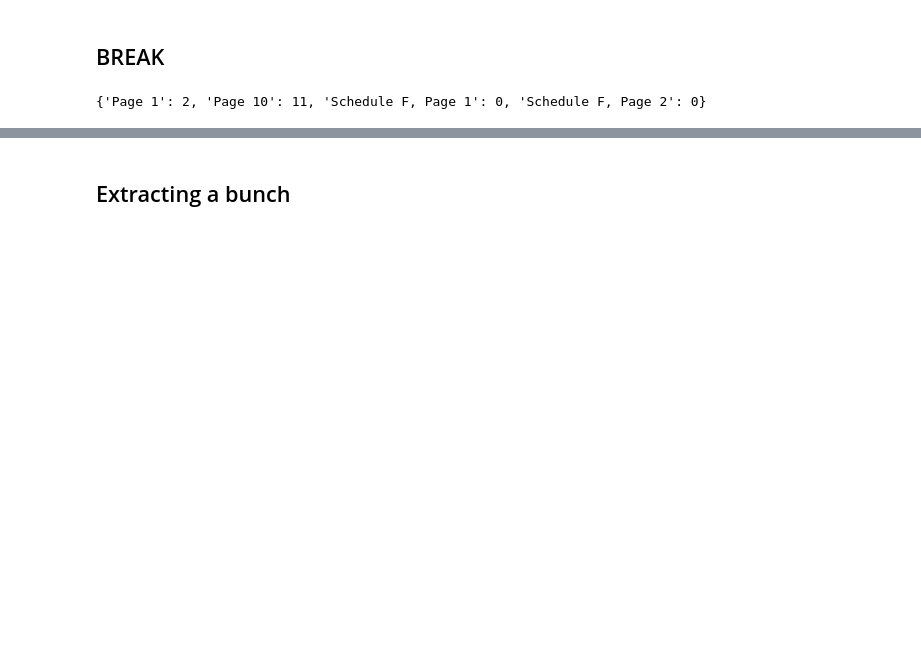
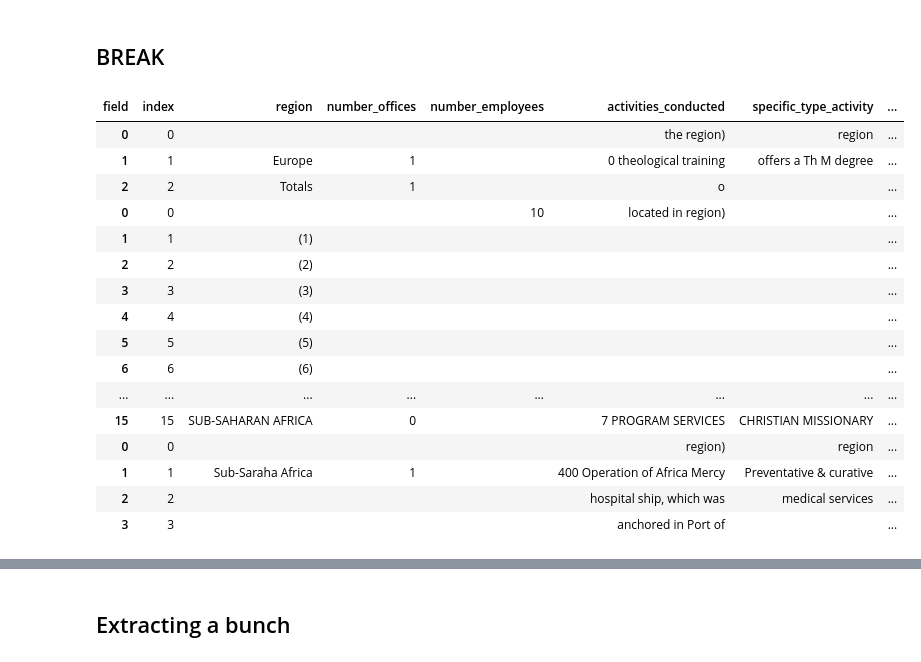
Before and after one commit to ethanscorey/parse_990_textract, a Jupyter notebook: debug_notebook.ipynb, the cells around one changed output, grey strips where cells are left out. Saved outputs shown, nothing was run; the diff lists cells and outputs as text; code cells hidden in the pictures; blank space fills up the shorter version.

```diff
--- a/debug_notebook.ipynb
+++ b/debug_notebook.ipynb
@@ -210,4 +186,20 @@ page_words.groupby("Line_No2")["Text"].agg(lambda words: " ".join(words)).head(5
-# %%
-page_map
-# %% [output]
-{'Page 1': 2, 'Page 10': 11, 'Schedule F, Page 1': 0, 'Schedule F, Page 2': 0}
+# %%
+pd.concat(schedule_f_part_i_rows).head(50)
+# %% [output]
+| field | index | region | number_offices | number_employees | activities_conducted | specific_type_activity | ... |
+| 0 | 0 |  |  |  | the region) | region | ... |
+| 1 | 1 | Europe | 1 |  | 0 theological training | offers a Th M degree | ... |
+| 2 | 2 | Totals | 1 |  | o |  | ... |
+| 0 | 0 |  |  | 10 | located in region) |  | ... |
+| 1 | 1 | (1) |  |  |  |  | ... |
+| 2 | 2 | (2) |  |  |  |  | ... |
+| 3 | 3 | (3) |  |  |  |  | ... |
+| 4 | 4 | (4) |  |  |  |  | ... |
+| 5 | 5 | (5) |  |  |  |  | ... |
+| 6 | 6 | (6) |  |  |  |  | ... |
+| ... | ... | ... | ... | ... | ... | ... | ... |
+| 15 | 15 | SUB-SAHARAN AFRICA | 0 |  | 7 PROGRAM SERVICES | CHRISTIAN MISSIONARY | ... |
+| 0 | 0 |  |  |  | region) | region | ... |
+| 1 | 1 | Sub-Saraha Africa | 1 |  | 400 Operation of Africa Mercy | Preventative & curative | ... |
+| 2 | 2 |  |  |  | hospital ship, which was | medical services | ... |
+| 3 | 3 |  |  |  | anchored in Port of |  | ... |
```
Also changed, not shown: parts of 42 cells of this notebook, 7 other files.
